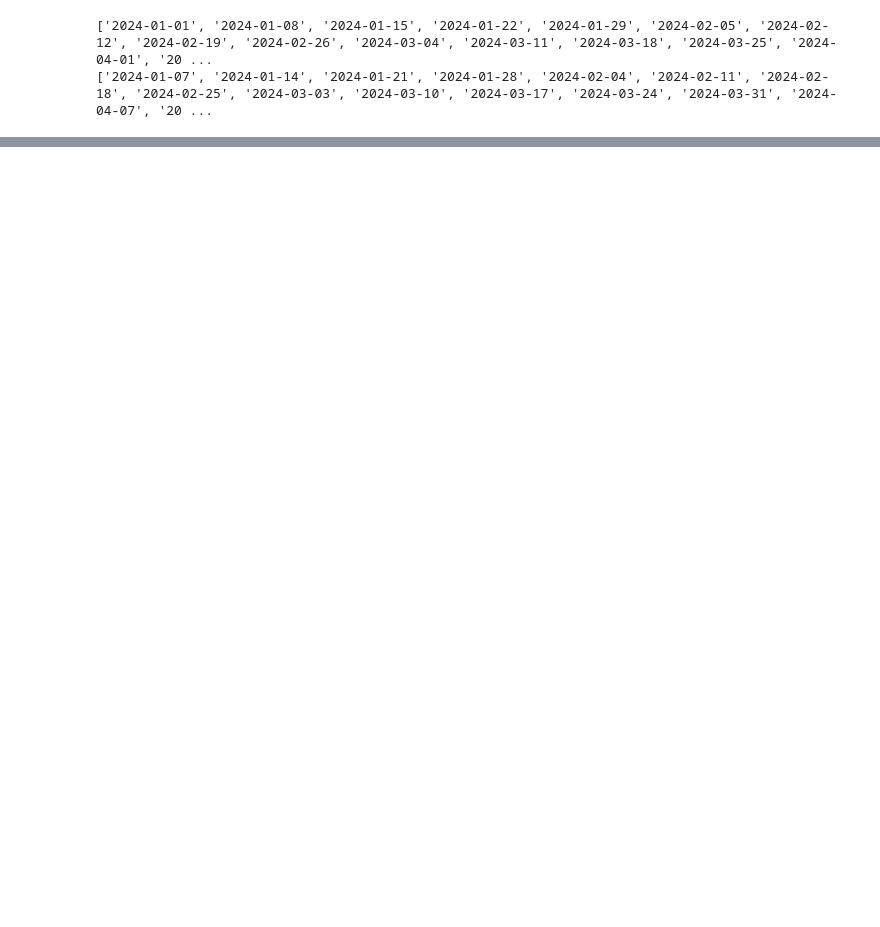
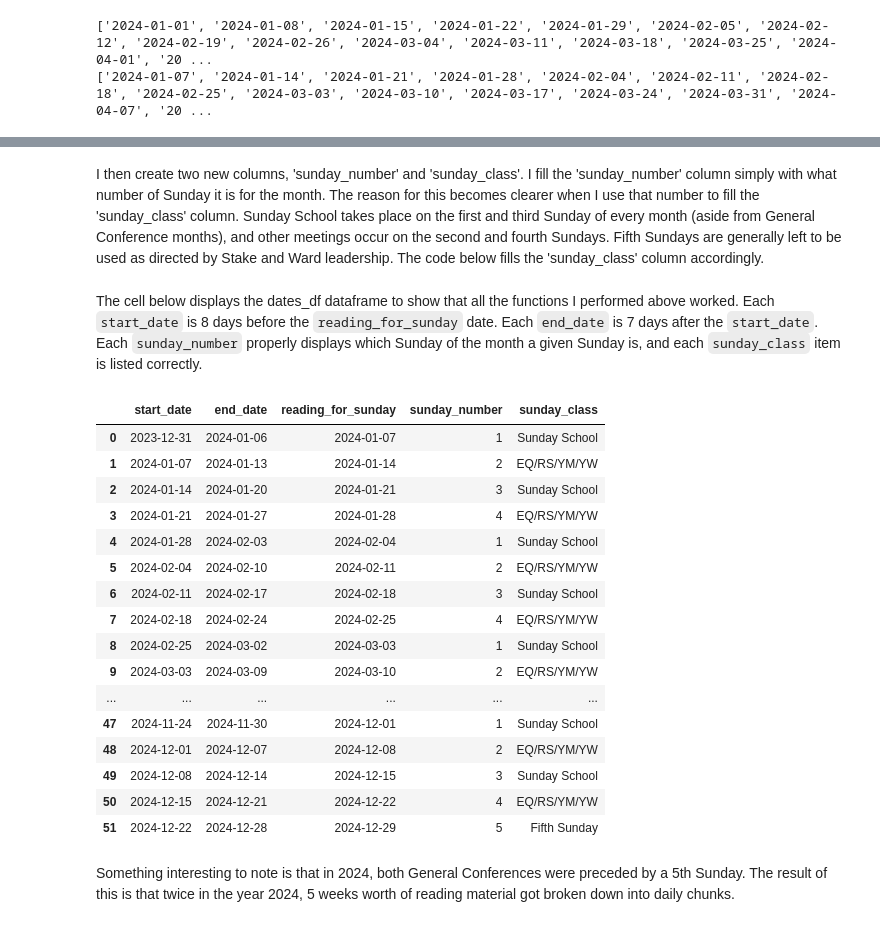
Before and after one commit to bfranx62/come-follow-me-breakdown-builder, a Jupyter notebook: Dates Webscraping Notebook.ipynb, the cells around one changed output, grey strips where cells are left out. Cells and saved outputs as stored; diff of their text form; code cells hidden in the pictures; blank space fills up the shorter version.

```diff
--- a/Dates Webscraping Notebook.ipynb
+++ b/Dates Webscraping Notebook.ipynb
@@ -95,0 +98,2 @@ print(end_dates)
+# %%
+sunday_dates = end_dates.copy()
@@ -95,0 +130,6 @@ print(end_dates)
+# %%
+dates_df['start_date'] = pd.to_datetime(dates_df.start_date, format='%Y-%m-%d')
+dates_df['end_date'] = pd.to_datetime(dates_df.end_date,format='%Y-%m-%d')
+dates_df['reading_for_sunday'] = pd.to_datetime(dates_df.reading_for_sunday, format='%Y-%m-%d')
+
+dates_df.dtypes
@@ -95,0 +145,5 @@ print(end_dates)
+# %%
+dates_df['start_date'] = dates_df['start_date'] - timedelta(days=1)
+dates_df['end_date'] = dates_df['end_date'] - timedelta(days=1)
+
+dates_df
@@ -95,0 +168,52 @@ print(end_dates)
+# %% [markdown]
+I then create two new columns, 'sunday_number' and 'sunday_class'. I fill the 'sunday_number' column simply with what number of Sunday it is for the month. The reason for this becomes clearer when I use that number to fill the 'sunday_class' column. Sunday School takes place on the first and third Sunday of every month (aside from General Conference months), and other meetings occur on the second and fourth Sundays. Fifth Sundays are generally left to be used as directed by Stake and Ward leadership. The code below fills the 'sunday_class' column accordingly.
+# %%
+dates_df['sunday_number'] = pd.NA
+dates_df['sunday_class'] = pd.NA
+
+for item, row in dates_df.iterrows():
+    day = row['reading_for_sunday'].day  # Access the day directly
+    if day <= 7:
+        dates_df.loc[item, 'sunday_number'] = 1
+    elif day <= 14:
+        dates_df.loc[item, 'sunday_number'] = 2
+    elif day <= 21:
+        dates_df.loc[item, 'sunday_number'] = 3
+    elif day <= 28:
+        dates_df.loc[item, 'sunday_number'] = 4
+    else:  # day > 28
+        dates_df.loc[item, 'sunday_number'] = 5
+
+for item, row in dates_df.iterrows():
+    if row['sunday_number'] == 1 and (row['reading_for_sunday'].month == 4 or row['reading_for_sunday'].month == 10):
+        dates_df.loc[item, 'sunday_class'] = 'General Conference'
+    elif row['sunday_number'] == 1 or row['sunday_number'] == 3:
+        dates_df.loc[item, 'sunday_class'] = 'Sunday School'
+    elif row['sunday_number'] == 2 or row['sunday_number'] == 4:
+        dates_df.loc[item, 'sunday_class'] = 'EQ/RS/YM/YW'
+    elif row['sunday_number'] == 5:
+        dates_df.loc[item, 'sunday_class'] = 'Fifth Sunday'
+# %% [markdown]
+The cell below displays the dates_df dataframe to show that all the functions I performed above worked. Each `start_date` is 8 days before the `reading_for_sunday` date. Each `end_date` is 7 days after the `start_date`. Each `sunday_number` properly displays which Sunday of the month a given Sunday is, and each `sunday_class` item is listed correctly.
+# %%
+dates_df
+# %% [output]
+|  | start_date | end_date | reading_for_sunday | sunday_number | sunday_class |
+| 0 | 2023-12-31 | 2024-01-06 | 2024-01-07 | 1 | Sunday School |
+| 1 | 2024-01-07 | 2024-01-13 | 2024-01-14 | 2 | EQ/RS/YM/YW |
+| 2 | 2024-01-14 | 2024-01-20 | 2024-01-21 | 3 | Sunday School |
+| 3 | 2024-01-21 | 2024-01-27 | 2024-01-28 | 4 | EQ/RS/YM/YW |
+| 4 | 2024-01-28 | 2024-02-03 | 2024-02-04 | 1 | Sunday School |
+| 5 | 2024-02-04 | 2024-02-10 | 2024-02-11 | 2 | EQ/RS/YM/YW |
+| 6 | 2024-02-11 | 2024-02-17 | 2024-02-18 | 3 | Sunday School |
+| 7 | 2024-02-18 | 2024-02-24 | 2024-02-25 | 4 | EQ/RS/YM/YW |
+| 8 | 2024-02-25 | 2024-03-02 | 2024-03-03 | 1 | Sunday School |
+| 9 | 2024-03-03 | 2024-03-09 | 2024-03-10 | 2 | EQ/RS/YM/YW |
+| ... | ... | ... | ... | ... | ... |
+| 47 | 2024-11-24 | 2024-11-30 | 2024-12-01 | 1 | Sunday School |
+| 48 | 2024-12-01 | 2024-12-07 | 2024-12-08 | 2 | EQ/RS/YM/YW |
+| 49 | 2024-12-08 | 2024-12-14 | 2024-12-15 | 3 | Sunday School |
+| 50 | 2024-12-15 | 2024-12-21 | 2024-12-22 | 4 | EQ/RS/YM/YW |
+| 51 | 2024-12-22 | 2024-12-28 | 2024-12-29 | 5 | Fifth Sunday |
+# %% [markdown]
+Something interesting to note is that in 2024, both General Conferences were preceded by a 5th Sunday. The result of this is that twice in the year 2024, 5 weeks worth of reading material got broken down into daily chunks.
```
Also changed, not shown: parts of 9 cells of this notebook.
